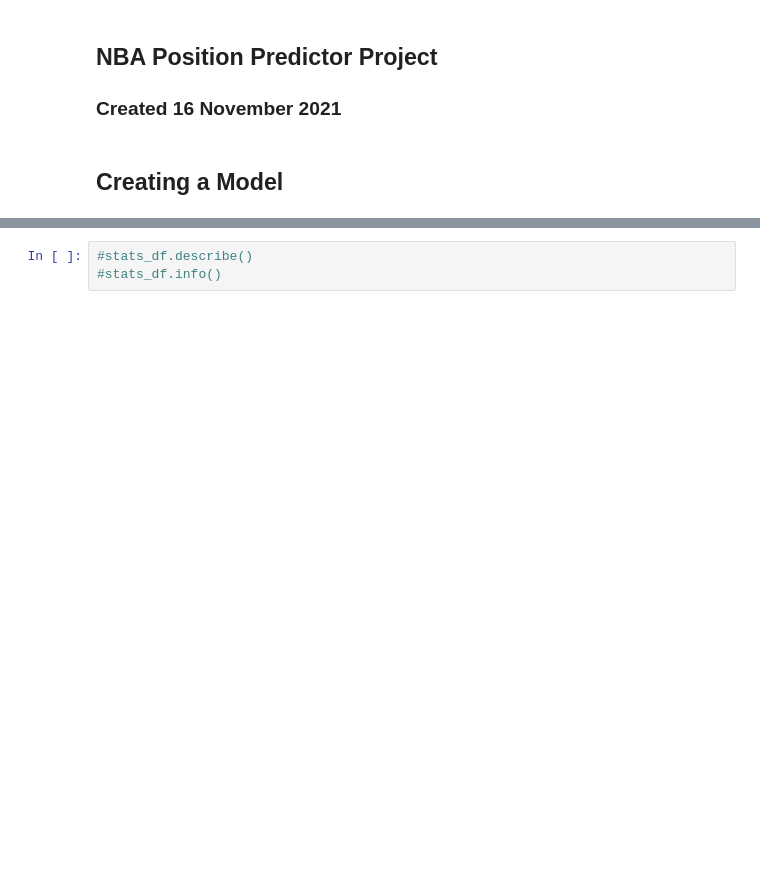
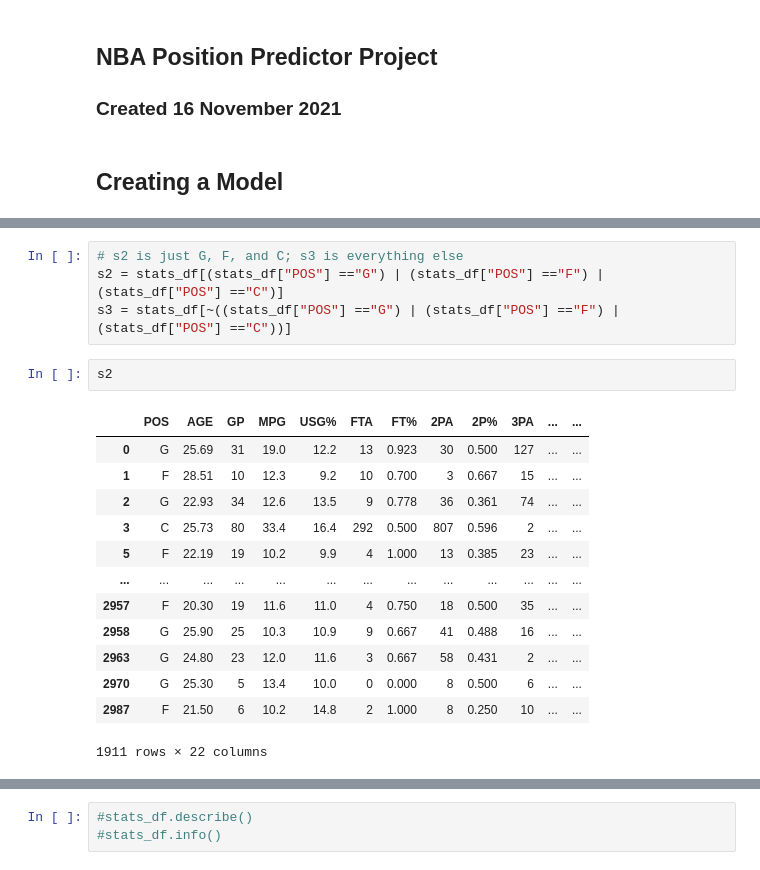
Before and after one commit to bonyejekwe/Basketball_Position_Predictor, a Jupyter notebook: Other_Models.ipynb, the cells around one changed output, grey strips where cells are left out. Saved outputs shown, nothing was run; the diff lists cells and outputs as text; blank space fills up the shorter version.

```diff
--- a/Other_Models.ipynb
+++ b/Other_Models.ipynb
@@ -60,0 +93,20 @@ Name: POS, dtype: int64
+# %%
+# s2 is just G, F, and C; s3 is everything else
+s2 = stats_df[(stats_df["POS"] =="G") | (stats_df["POS"] =="F") | (stats_df["POS"] =="C")]
+s3 = stats_df[~((stats_df["POS"] =="G") | (stats_df["POS"] =="F") | (stats_df["POS"] =="C"))]
+# %%
+s2
+# %% [output]
+|  | POS | AGE | GP | MPG | USG% | FTA | FT% | 2PA | 2P% | 3PA | ... | ... |
+| 0 | G | 25.69 | 31 | 19.0 | 12.2 | 13 | 0.923 | 30 | 0.500 | 127 | ... | ... |
+| 1 | F | 28.51 | 10 | 12.3 | 9.2 | 10 | 0.700 | 3 | 0.667 | 15 | ... | ... |
+| 2 | G | 22.93 | 34 | 12.6 | 13.5 | 9 | 0.778 | 36 | 0.361 | 74 | ... | ... |
+| 3 | C | 25.73 | 80 | 33.4 | 16.4 | 292 | 0.500 | 807 | 0.596 | 2 | ... | ... |
+| 5 | F | 22.19 | 19 | 10.2 | 9.9 | 4 | 1.000 | 13 | 0.385 | 23 | ... | ... |
+| ... | ... | ... | ... | ... | ... | ... | ... | ... | ... | ... | ... | ... |
+| 2957 | F | 20.30 | 19 | 11.6 | 11.0 | 4 | 0.750 | 18 | 0.500 | 35 | ... | ... |
+| 2958 | G | 25.90 | 25 | 10.3 | 10.9 | 9 | 0.667 | 41 | 0.488 | 16 | ... | ... |
+| 2963 | G | 24.80 | 23 | 12.0 | 11.6 | 3 | 0.667 | 58 | 0.431 | 2 | ... | ... |
+| 2970 | G | 25.30 | 5 | 13.4 | 10.0 | 0 | 0.000 | 8 | 0.500 | 6 | ... | ... |
+| 2987 | F | 21.50 | 6 | 10.2 | 14.8 | 2 | 1.000 | 8 | 0.250 | 10 | ... | ... |
+1911 rows × 22 columns
```
Also changed, not shown: parts of 28 cells of this notebook, 11 other files.
